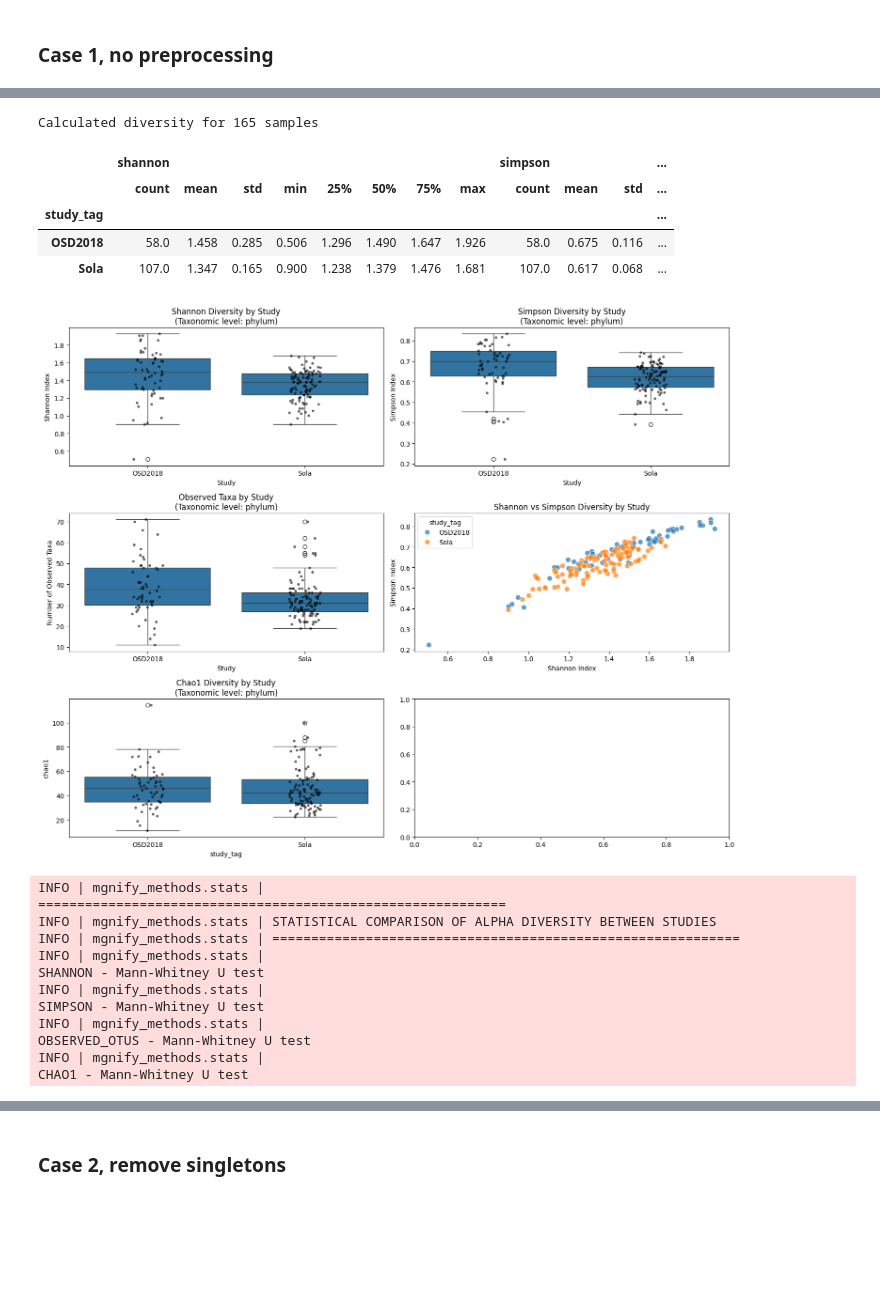
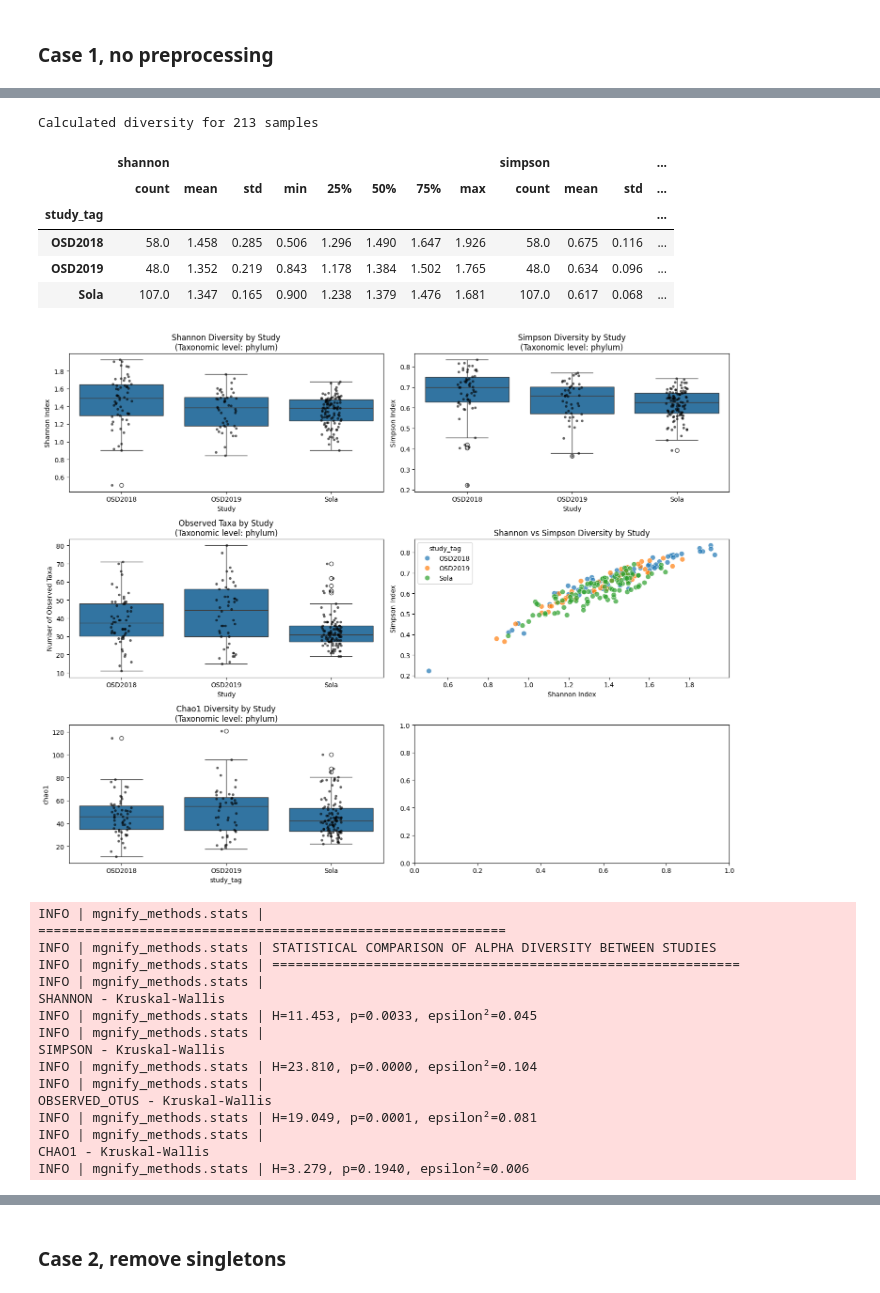
Before and after one commit to palec87/mgnify-methods, a Jupyter notebook: notebooks/06_multiple_studies_alpha.ipynb, the cells around one changed output, grey strips where cells are left out. Drawn from its saved outputs; the diff is of its cells as text; code cells hidden in the pictures; blank space fills up the shorter version.

```diff
--- a/notebooks/06_multiple_studies_alpha.ipynb
+++ b/notebooks/06_multiple_studies_alpha.ipynb
@@ -99,8 +99,17 @@ All analysis parameters are defined here. Modify this dictionary to control the
 CONFIG = {
     # === Data Sources ===
     'datasets': {
+        'OSD2018': ['MGYS00006608', 'mgnify_data/ERP124424_taxonomy_abundances_SSU_v5.0.tsv'],
+        'OSD2019': ['MGYS00006607', 'mgnify_data/ERP124431_taxonomy_abundances_SSU_v5.0.tsv'],
         'Sola': ['MGYS00006680', 'mgnify_data/SRP237882_taxonomy_abundances_SSU_v5.0.tsv'],
-        'OSD2018': ['MGYS00006608', 'mgnify_data/ERP124424_taxonomy_abundances_SSU_v5.0.tsv'],
+        # 'Tara': ['MGYS00000492', 'mgnify_data/ERP003634_taxonomy_abundances_SSU_v5.0.tsv'],
+        'Biscay': ['MGYS00006682', 'mgnify_data/SRP334933_taxonomy_abundances_SSU_v5.0.tsv'],
+        'Baltic': ['MGYS00006678', 'mgnify_data/ERP140185_taxonomy_abundances_SSU_v5.0.tsv'],
+        'BBMO': ['MGYS00006675', 'mgnify_data/ERP122219_taxonomy_abundances_SSU_v5.0.tsv'],
+        'Svalbard': ['MGYS00003725', 'mgnify_data/ERP106348_taxonomy_abundances_SSU_v5.0.tsv'],
+        'Helgoland': ['MGYS00006686', 'mgnify_data/ERP144826_taxonomy_abundances_SSU_v5.0.tsv'],
+        'Fram': ['MGYS00006714', 'mgnify_data/ERP151329_taxonomy_abundances_SSU_v5.0.tsv'],
+
     },
 
     # === Output Configuration ===
@@ -217,6 +226,7 @@ Configuration saved to: /home/david-palecek/coding/emo-bon/mgnify-methods/mgnify
 # %%
 # Fetch analysis metadata
 analysis_meta = process_analysis_metadata(ANALYSIS_CACHE, ds)
+analysis_meta = analysis_meta.query("`attributes.pipeline-version` == 5.0")
 print(f"Loaded {len(analysis_meta)} analyses")
 
 # Fetch and enhance sample metadata
@@ -394,8 +506,10 @@ tax_level = CONFIG['taxonomy']['analysis_level']
 ### Case 1, no preprocessing
 # %%
 CONFIG['output']['alpha_tag'] = 'no_processing'
-summary_case1, df_case1, stats_case1 = alpha_diversity_analysis(abundance_table, analysis_meta,
-                                                                samples_meta, CONFIG)
+summary_case1, df_case1, stats_case1 = alpha_diversity_analysis(
+    abundance_table, analysis_meta,
+    samples_meta, CONFIG,
+)
 # %% [output]
 INFO | mgnify_methods.metacomp.diversity |
 === Alpha Diversity Analysis ===
@@ -407,19 +521,24 @@ Saved diversity results to: /home/david-palecek/coding/emo-bon/mgnify-methods/mg
-Calculated diversity for 165 samples
+Calculated diversity for 213 samples
 |  | shannon |  |  |  |  |  |  |  | simpson |  |  | ... |
 |  | count | mean | std | min | 25% | 50% | 75% | max | count | mean | std | ... |
 | study_tag |  |  |  |  |  |  |  |  |  |  |  | ... |
 | OSD2018 | 58.0 | 1.458 | 0.285 | 0.506 | 1.296 | 1.490 | 1.647 | 1.926 | 58.0 | 0.675 | 0.116 | ... |
+| OSD2019 | 48.0 | 1.352 | 0.219 | 0.843 | 1.178 | 1.384 | 1.502 | 1.765 | 48.0 | 0.634 | 0.096 | ... |
 | Sola | 107.0 | 1.347 | 0.165 | 0.900 | 1.238 | 1.379 | 1.476 | 1.681 | 107.0 | 0.617 | 0.068 | ... |
-[figure, old version]
+[figure, new version]
 INFO | mgnify_methods.stats |
 ============================================================
 INFO | mgnify_methods.stats | STATISTICAL COMPARISON OF ALPHA DIVERSITY BETWEEN STUDIES
 INFO | mgnify_methods.stats | ============================================================
 INFO | mgnify_methods.stats |
-SHANNON - Mann-Whitney U test
+SHANNON - Kruskal-Wallis
+INFO | mgnify_methods.stats | H=11.453, p=0.0033, epsilon²=0.045
 INFO | mgnify_methods.stats |
-SIMPSON - Mann-Whitney U test
+SIMPSON - Kruskal-Wallis
+INFO | mgnify_methods.stats | H=23.810, p=0.0000, epsilon²=0.104
 INFO | mgnify_methods.stats |
-OBSERVED_OTUS - Mann-Whitney U test
+OBSERVED_OTUS - Kruskal-Wallis
+INFO | mgnify_methods.stats | H=19.049, p=0.0001, epsilon²=0.081
 INFO | mgnify_methods.stats |
-CHAO1 - Mann-Whitney U test
+CHAO1 - Kruskal-Wallis
+INFO | mgnify_methods.stats | H=3.279, p=0.1940, epsilon²=0.006
```
Also changed, not shown: parts of 12 cells of this notebook, 4 other files.
